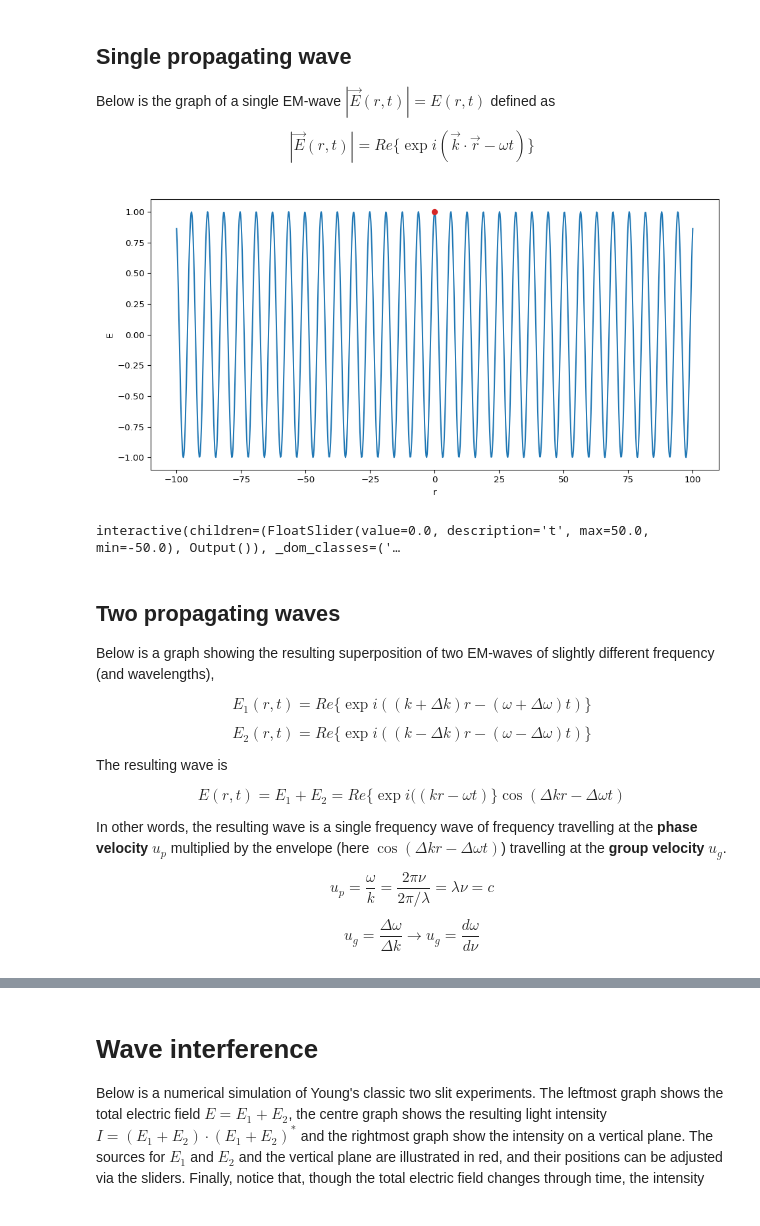
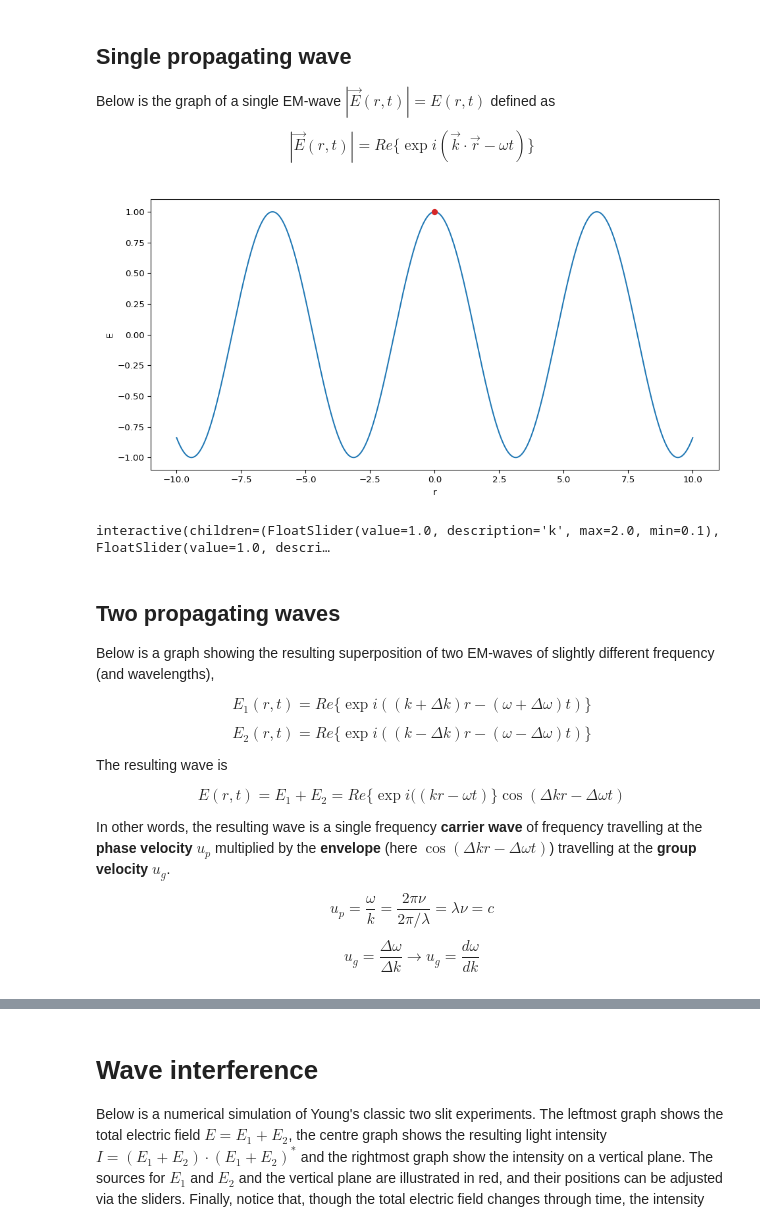
Before and after one commit to mr-sheg/PHS2223, a Jupyter notebook: Demo - waves and interference.ipynb, the cells around one changed output, grey strips where cells are left out. Cells and saved outputs as stored; diff of their text form; code cells hidden in the pictures.

Commit message:
Fixed bug and updated Waves and Interference notebook 2025

```diff
--- a/Demo - waves and interference.ipynb
+++ b/Demo - waves and interference.ipynb
@@ -22,33 +22,41 @@ $$
 # %%
 # frequency and wavevector
 k = 1
 w = 1
 
 # Single wave
 E = lambda r, t: np.exp(1j * (k * r - w * t))
 
 # Create initial graph
 t = 0
-plt.figure(figsize=[10, 5], dpi=96)
-r = np.linspace(-100, 100, 1000)
-line = plt.plot(r, E(r, t).real)
+fig1 = plt.figure(figsize=[10, 5], dpi=96)
+r = np.linspace(-10, 10, 1000)
+line_wave = plt.plot(r, E(r, t).real)
+arrow = plt.plot([0, (w * (t)) / k], [1, 1], color="tab:red", marker="|")
 point = plt.plot(0, 1, "o", color="tab:red")
 plt.xlabel("r")
 plt.ylabel("E")
 plt.tight_layout()
 plt.show()
 
 
 # update graph
-@interact(t=(-50, 50, 0.1))
-def update_graph(t):
+@interact(k=(0.1, 2, 0.1), w=(0.1, 2, 0.1), t=(-10, 10, 0.1))
+def update_graph(k, w, t):
+    t = np.round(t, 2)
+    k = np.round(k, 2)
+    w = np.round(w, 2)
+    E = lambda r, t: np.exp(1j * (k * r - w * t))
     point[0].set_xdata((w * (t)) / k)
-    line[0].set_ydata(E(r, t))
-    plt.title("$t = {}$".format(t))
+    line_wave[0].set_ydata(E(r, t))
+    arrow[0].set_xdata([0, (w * (t)) / k])
+    fig1.suptitle(
+        "$r = {:.2f}$\t$t = {:.2f}$\t$u_p = {:.2f}$".format((w * (t)) / k, t, w / k)
+    )
     plt.tight_layout()
 # %% [output]
-[figure, old version]
+[figure, new version]
-interactive(children=(FloatSlider(value=0.0, description='t', max=50.0, min=-50.0), Output()), _dom_classes=('…
+interactive(children=(FloatSlider(value=1.0, description='k', max=2.0, min=0.1), FloatSlider(value=1.0, descri…
 # %% [markdown]
 ## Two propagating waves
 
@@ -68,14 +76,14 @@ $$
 E(r, t) = E_1+E_2 = Re\{\exp i((kr-\omega t)\}\cos(\Delta kr - \Delta\omega t)
 $$
 
-In other words, the resulting wave is a single frequency wave of frequency  travelling at the **phase velocity** $u_p$ multiplied by the envelope (here $\cos(\Delta kr - \Delta\omega t)$) travelling at the **group velocity** $u_g$.
+In other words, the resulting wave is a single frequency **carrier wave** of frequency  travelling at the **phase velocity** $u_p$ multiplied by the **envelope**  (here $\cos(\Delta kr - \Delta\omega t)$) travelling at the **group velocity** $u_g$.
 
 $$
 u_p = \frac{\omega}{k} = \frac{2\pi\nu}{2\pi/\lambda} = \lambda \nu = c
 $$
 
 $$
-u_g = \frac{\Delta \omega}{\Delta k} \rightarrow u_g = \frac{d\omega}{d\nu}
+u_g = \frac{\Delta \omega}{\Delta k} \rightarrow u_g = \frac{d\omega}{dk}
 $$
 # %%
 # Initial wave parameters
```
Also changed, not shown: parts of 1 cell of this notebook.
